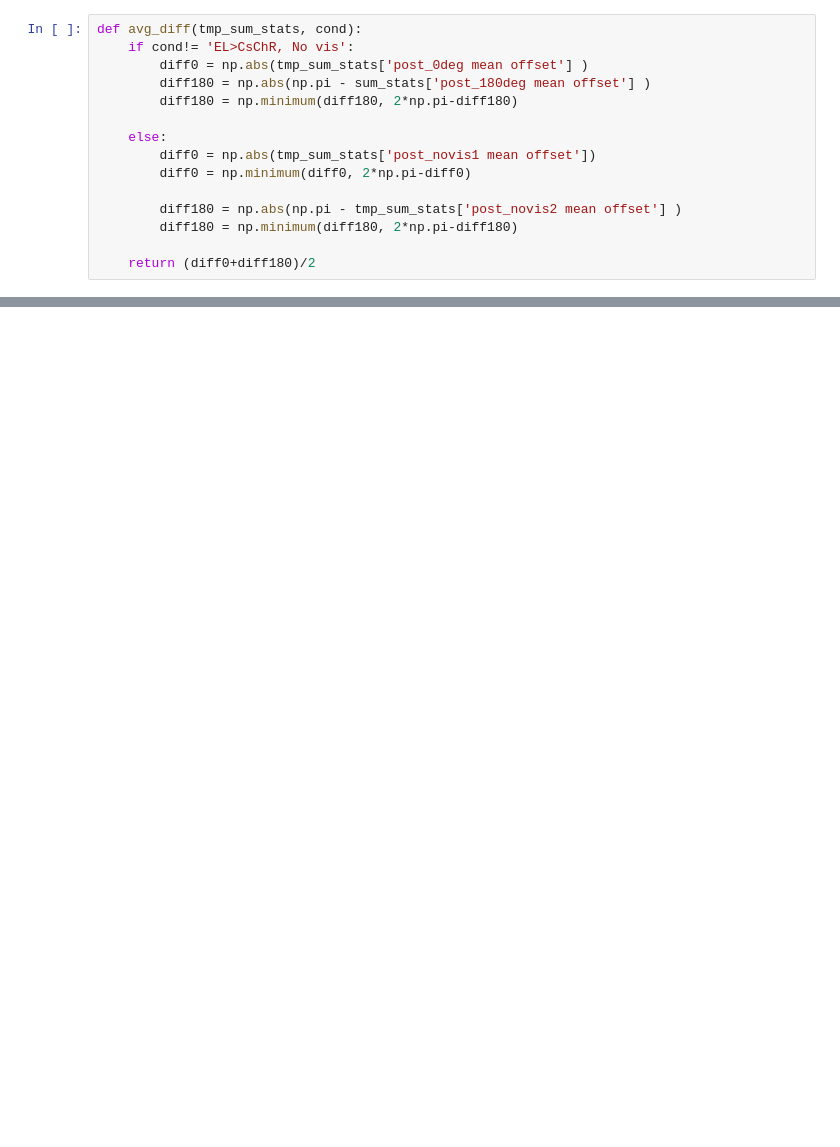
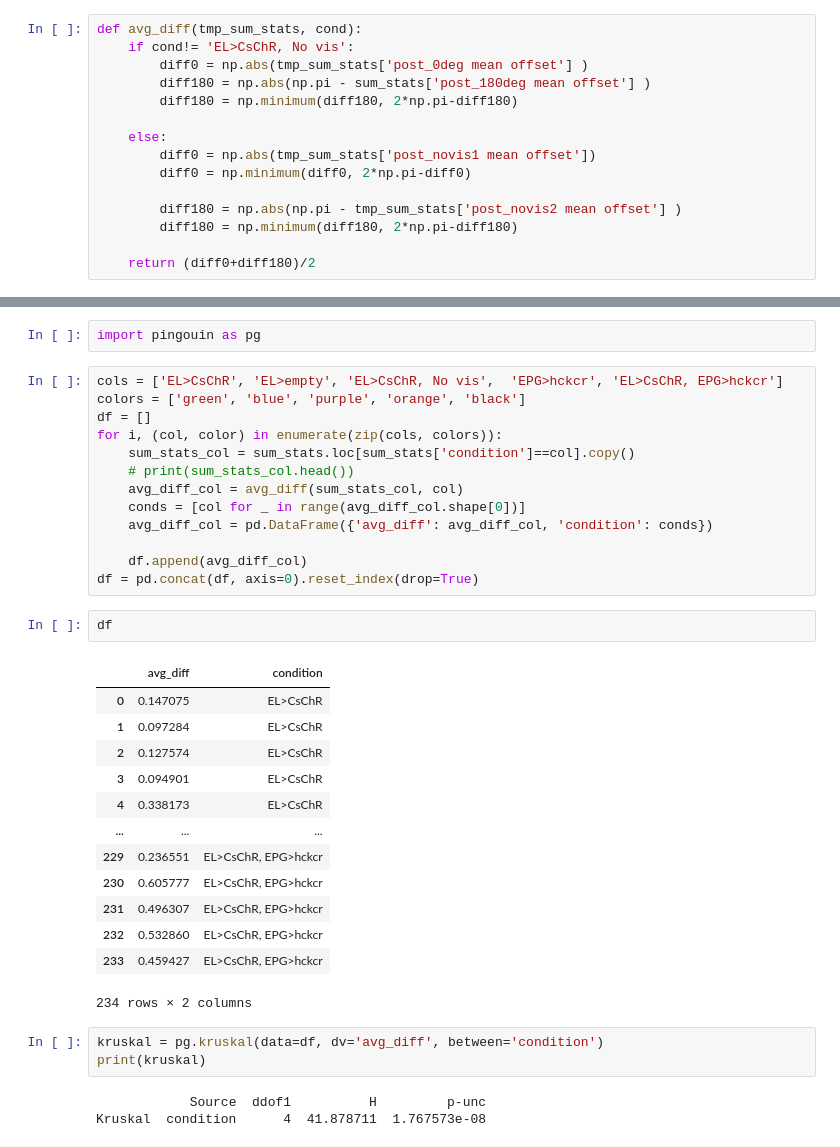
Before and after one commit to yfisher-lab/NeuromodPlasticity, a Jupyter notebook: NeuromodPlasticity/figures/remapping/gof_combined.ipynb, the cells around one changed output, grey strips where cells are left out. Saved outputs shown, nothing was run; the diff lists cells and outputs as text; blank space fills up the shorter version.

Commit message:
add stat tests

```diff
--- a/NeuromodPlasticity/figures/remapping/gof_combined.ipynb
+++ b/NeuromodPlasticity/figures/remapping/gof_combined.ipynb
@@ -472,0 +473,37 @@ EL>CsChR vs EL>CsChR, EPG>hckcr: t=32.0, p=0.05469145227353499
+# %%
+import pingouin as pg
+# %%
+cols = ['EL>CsChR', 'EL>empty', 'EL>CsChR, No vis',  'EPG>hckcr', 'EL>CsChR, EPG>hckcr']
+colors = ['green', 'blue', 'purple', 'orange', 'black']
+df = []
+for i, (col, color) in enumerate(zip(cols, colors)):
+    sum_stats_col = sum_stats.loc[sum_stats['condition']==col].copy()
+    # print(sum_stats_col.head())
+    avg_diff_col = avg_diff(sum_stats_col, col)
+    conds = [col for _ in range(avg_diff_col.shape[0])]
+    avg_diff_col = pd.DataFrame({'avg_diff': avg_diff_col, 'condition': conds})
+
+    df.append(avg_diff_col)
+df = pd.concat(df, axis=0).reset_index(drop=True)
+# %%
+df
+# %% [output]
+|  | avg_diff | condition |
+| 0 | 0.147075 | EL>CsChR |
+| 1 | 0.097284 | EL>CsChR |
+| 2 | 0.127574 | EL>CsChR |
+| 3 | 0.094901 | EL>CsChR |
+| 4 | 0.338173 | EL>CsChR |
+| ... | ... | ... |
+| 229 | 0.236551 | EL>CsChR, EPG>hckcr |
+| 230 | 0.605777 | EL>CsChR, EPG>hckcr |
+| 231 | 0.496307 | EL>CsChR, EPG>hckcr |
+| 232 | 0.532860 | EL>CsChR, EPG>hckcr |
+| 233 | 0.459427 | EL>CsChR, EPG>hckcr |
+234 rows × 2 columns
+# %%
+kruskal = pg.kruskal(data=df, dv='avg_diff', between='condition')
+print(kruskal)
+# %% [output]
+            Source  ddof1          H         p-unc
+Kruskal  condition      4  41.878711  1.767573e-08
```
Also changed, not shown: parts of 7 cells of this notebook.
